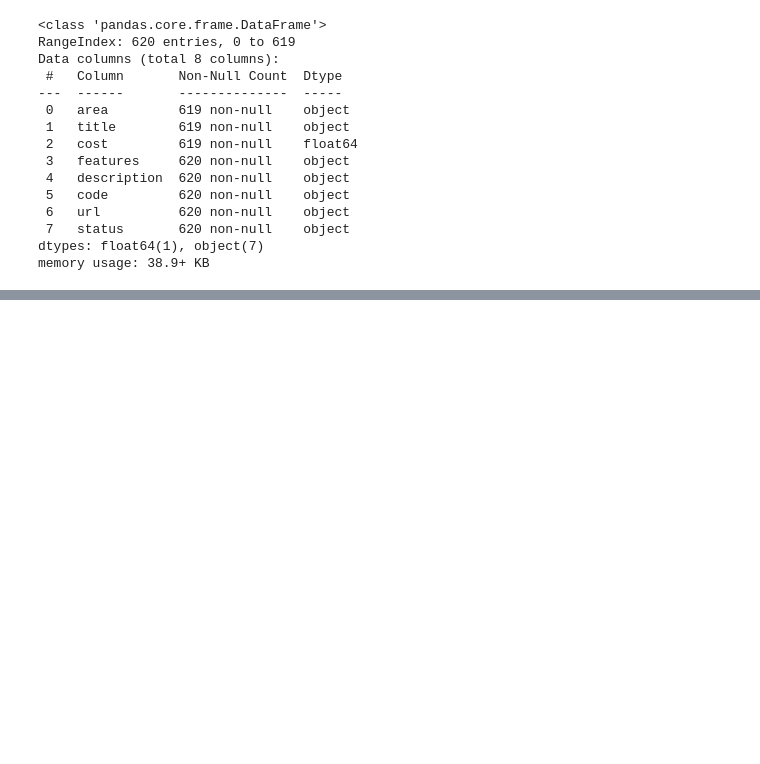
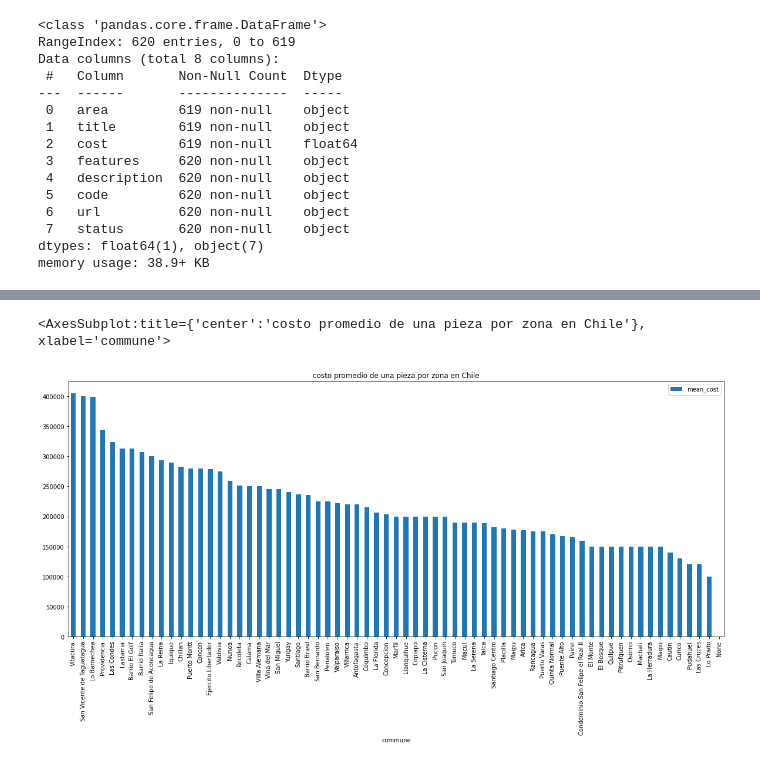
Before and after one commit to DanielTaiba/roomies, a Jupyter notebook: EDA.ipynb, the cells around one changed output, grey strips where cells are left out. Saved outputs shown, nothing was run; the diff lists cells and outputs as text; code cells hidden in the pictures; blank space fills up the shorter version.

Commit message:
extract basic visualization of stats

```diff
--- a/EDA.ipynb
+++ b/EDA.ipynb
@@ -110,0 +108,9 @@ summary_areas
+# %%
+summary_areas[['commune','mean_cost']].sort_values(by=['mean_cost'],ascending=False).plot(
+    x='commune',
+    kind='bar',
+    figsize=(20,8),
+    title='costo promedio de una pieza por zona en Chile')
+# %% [output]
+<AxesSubplot:title={'center':'costo promedio de una pieza por zona en Chile'}, xlabel='commune'>
+[figure, added]
```
Also changed, not shown: parts of 3 cells of this notebook.
